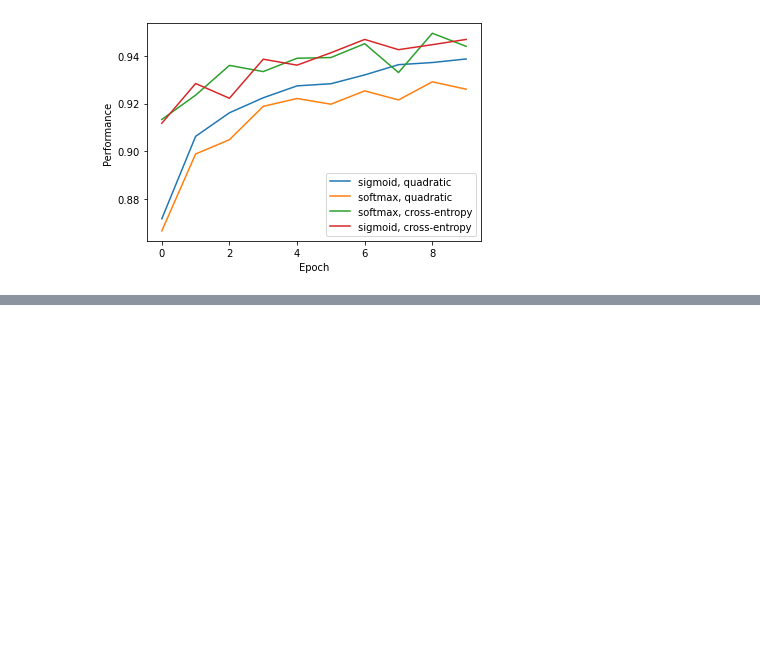
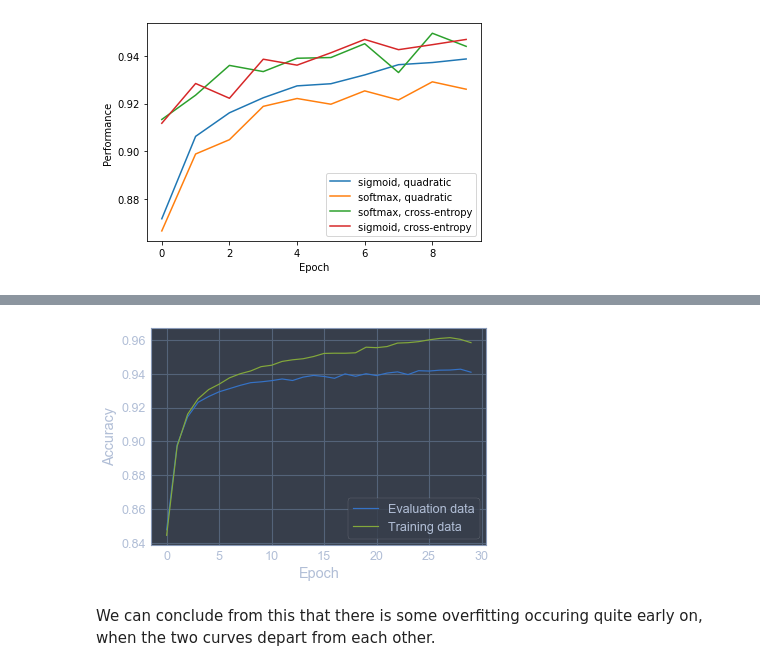
Before and after one commit to mpernow/neural-networks, a Jupyter notebook: nn_test.ipynb, the cells around one changed output, grey strips where cells are left out. Saved outputs shown, nothing was run; the diff lists cells and outputs as text; code cells hidden in the pictures; blank space fills up the shorter version.

```diff
--- a/nn_test.ipynb
+++ b/nn_test.ipynb
@@ -396,0 +435,12 @@ plt.show()
+# %%
+fig, ax = plt.subplots()
+ax.plot(eval_acc, label='Evaluation data')
+ax.plot(train_acc, label='Training data')
+ax.set_xlabel('Epoch')
+ax.set_ylabel('Accuracy')
+ax.legend()
+plt.show()
+# %% [output]
+[figure, added]
+# %% [markdown]
+We can conclude from this that there is some overfitting occuring quite early on, when the two curves depart from each other.
```
Also changed, not shown: parts of 4 cells of this notebook, 1 other file.
